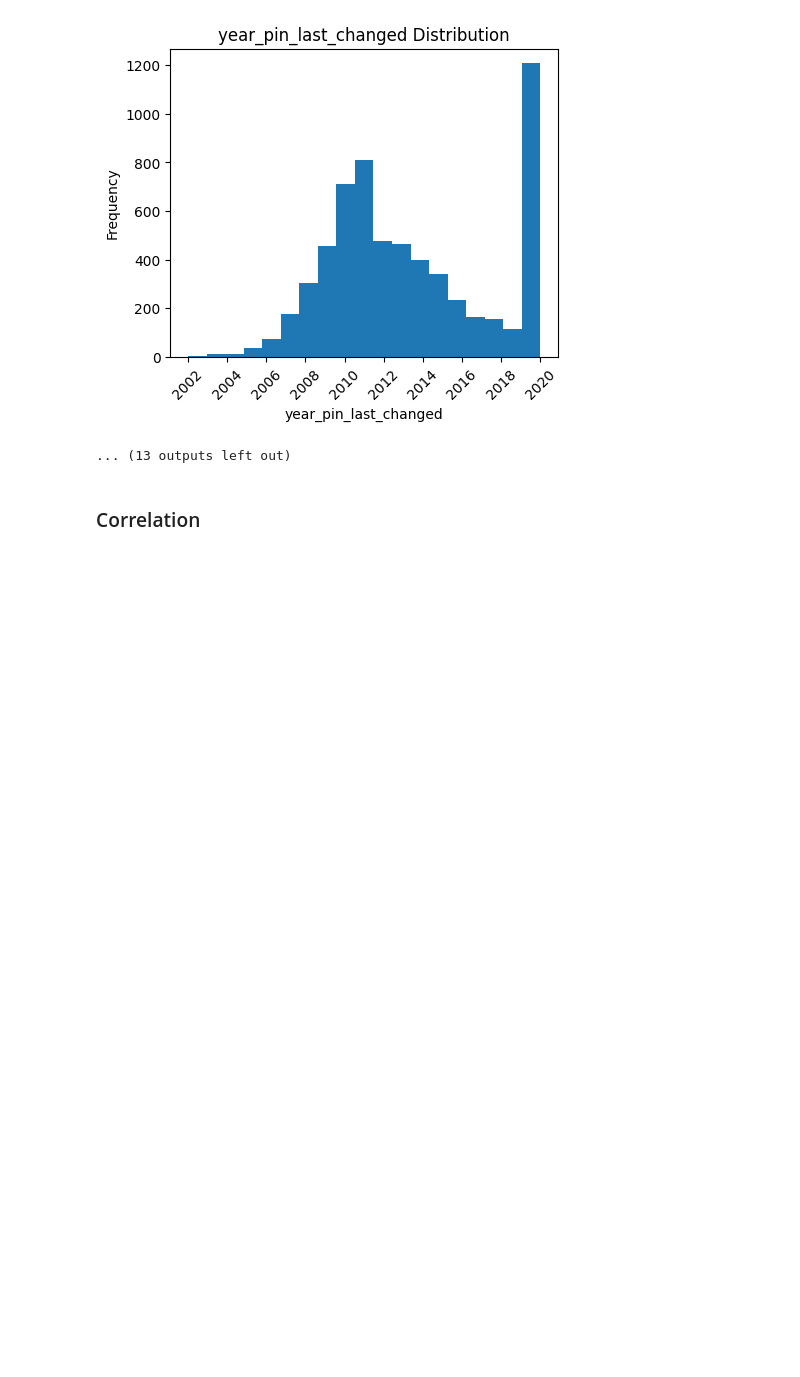
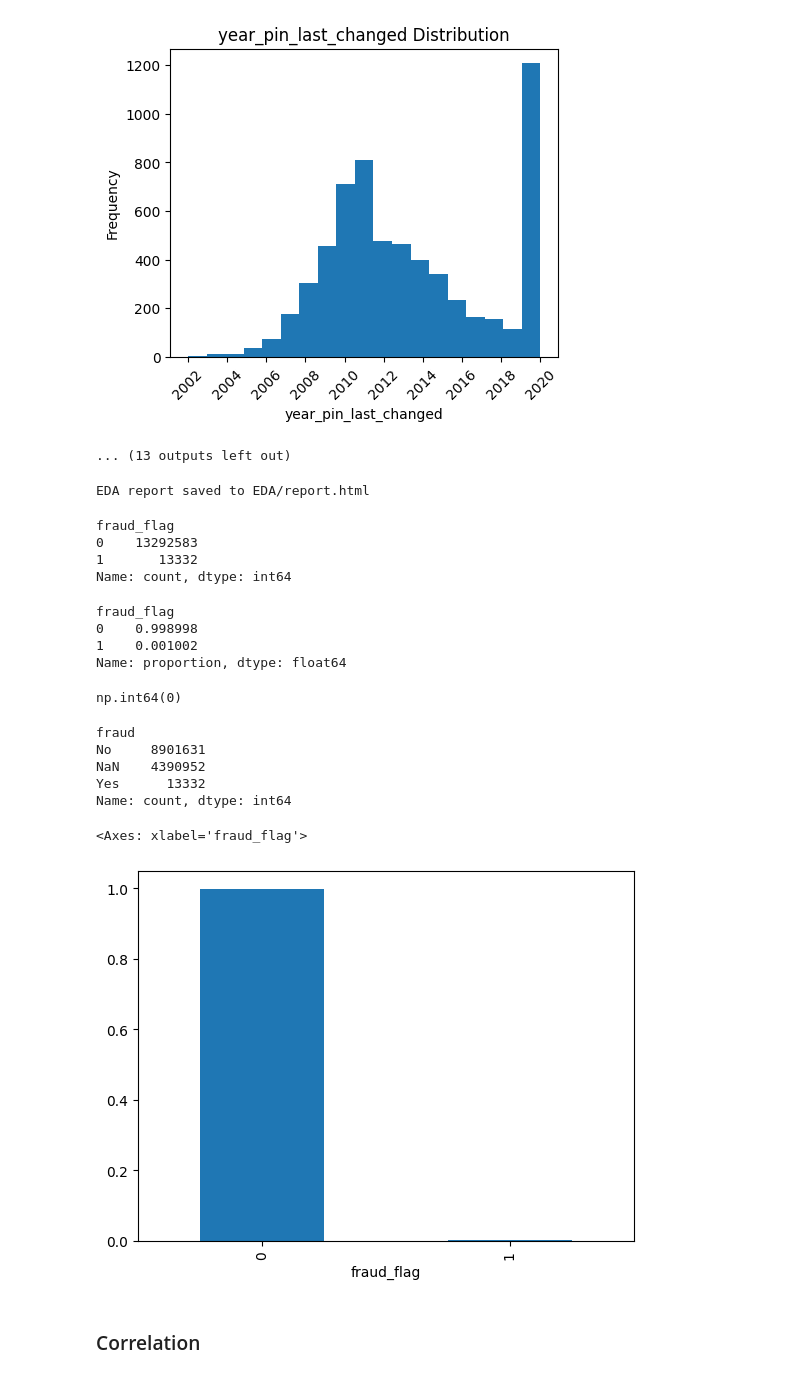
Before and after one commit to arraby-alt/fraud-transactions, a Jupyter notebook: eda.ipynb, the cells around one changed output. Drawn from its saved outputs; the diff is of its cells as text; code cells hidden in the pictures; blank space fills up the shorter version.

```diff
--- a/eda.ipynb
+++ b/eda.ipynb
@@ -702,7 +712,7 @@ df_transactions.loc[df_transactions["merchant_city"] == "online", "is_online"].v
 # %%
 df_transactions.loc[df_transactions["merchant_city"] == "online", "zip"] = df_transactions.loc[df_transactions["merchant_city"] == "online", "zip"].fillna(0)
 # %%
-df_transactions["zip"] = df_transactions["zip"].astype(int)
+# df_transactions["zip"] = df_transactions["zip"].astype(int)
 # %%
 df_transactions[df_transactions["merchant_state"] == 'na']
 # %% [output]
@@ -1250,0 +1302,12 @@ df_users_final
+# %%
+# Convert dict → Series
+fraud_series = pd.Series(data_fraud_labels['target'])
+
+# Ensure index types match
+fraud_series.index = fraud_series.index.astype(int)
+
+# Map to dataframe
+df_transactions_merge['fraud'] = df_transactions_merge['id'].map(fraud_series)
+
+# Convert to binary
+df_transactions_merge['fraud_flag'] = (df_transactions_merge['fraud'] == 'Yes').astype(int)
@@ -1281,3 +1530,38 @@ df_users_final
+# %%
+generate_eda_report(df_transactions_merge)
+# %% [output]
+EDA report saved to EDA/report.html
+# %%
+df_transactions_merge['fraud_flag'].value_counts()
+# %% [output]
+fraud_flag
+0    13292583
+1       13332
+Name: count, dtype: int64
+# %%
+df_transactions_merge['fraud_flag'].value_counts(normalize=True)
+# %% [output]
+fraud_flag
+0    0.998998
+1    0.001002
+Name: proportion, dtype: float64
+# %%
+df_transactions_merge['fraud_flag'].isna().sum()
+# %% [output]
+np.int64(0)
+# %%
+df_transactions_merge['fraud'].value_counts(dropna=False)
+# %% [output]
+fraud
+No     8901631
+NaN    4390952
+Yes      13332
+Name: count, dtype: int64
+# %%
+df_transactions_merge['fraud_flag'].value_counts(normalize=True).plot(kind='bar')
+# %% [output]
+<Axes: xlabel='fraud_flag'>
+[figure, added]
 # %% [markdown]
 ### Correlation
 # %%
```
Also changed, not shown: parts of 52 cells of this notebook, 8 other files.
